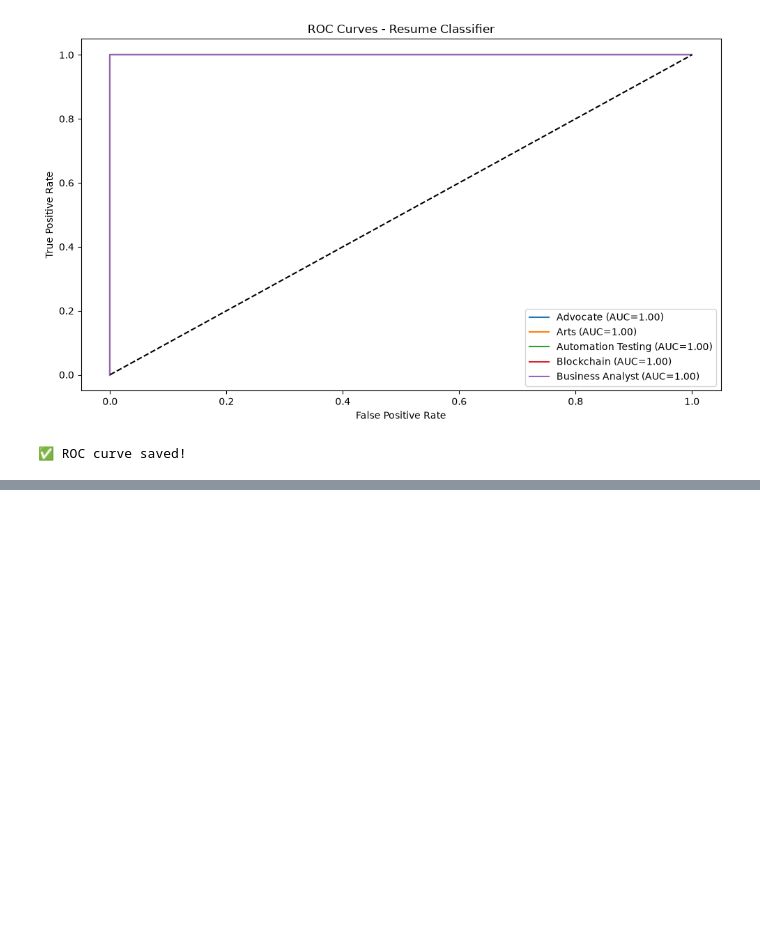
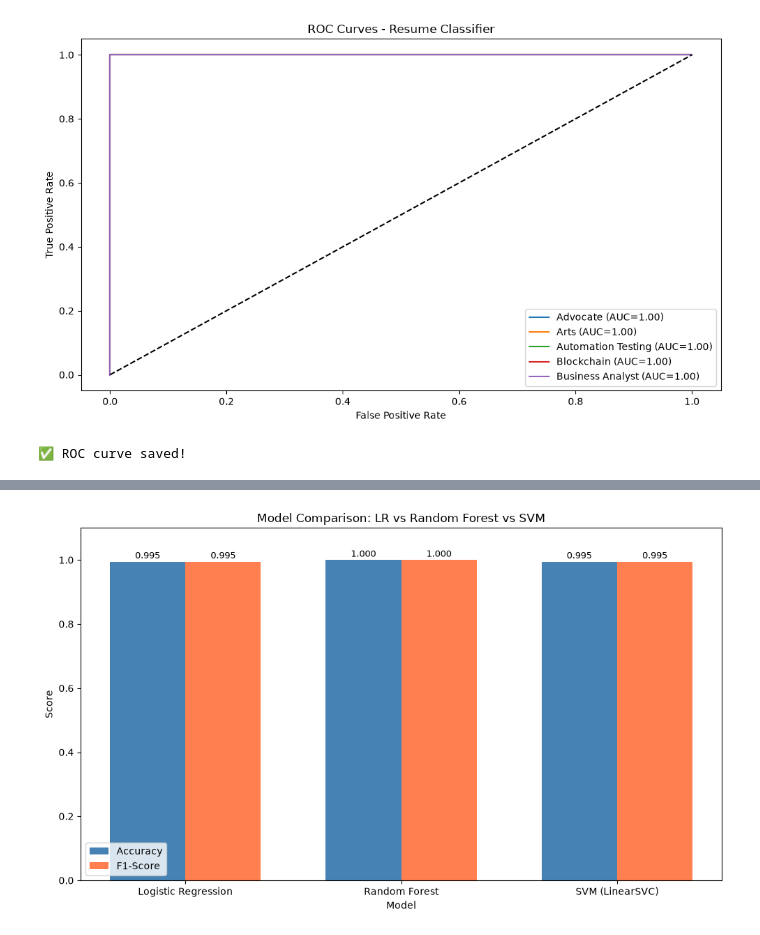
Before and after one commit to pujalokku49-stack/smarthire, a Jupyter notebook: notebooks/02_resume_classifier.ipynb, the cells around one changed output, grey strips where cells are left out. Drawn from its saved outputs; the diff is of its cells as text; code cells hidden in the pictures; blank space fills up the shorter version.

Commit message:
Add model comparison LR vs RF vs SVM - RF wins 100%

```diff
--- a/notebooks/02_resume_classifier.ipynb
+++ b/notebooks/02_resume_classifier.ipynb
@@ -155,3 +155,90 @@ print("✅ ROC curve saved!")
 ✅ ROC-AUC Score (weighted): 1.0000
 [figure]
 ✅ ROC curve saved!
+# %%
+# === Model Comparison: LR vs Random Forest vs SVM ===
+from sklearn.ensemble import RandomForestClassifier
+from sklearn.svm import LinearSVC
+from sklearn.pipeline import Pipeline
+from sklearn.feature_extraction.text import TfidfVectorizer
+from sklearn.linear_model import LogisticRegression
+from sklearn.model_selection import train_test_split
+from sklearn.metrics import accuracy_score, f1_score
+import time
+import sys
+sys.path.append('..')
+import pandas as pd
+from src.data.load_data import load_resumes
+from src.data.preprocess import clean_text
+
+X_train, X_test, y_train, y_test = train_test_split(
+    resumes['clean_resume'], resumes['Category'],
+    test_size=0.2, random_state=42, stratify=resumes['Category']
+)
+
+models = {
+    "Logistic Regression": LogisticRegression(max_iter=1000, C=5),
+    "Random Forest"      : RandomForestClassifier(n_estimators=100, random_state=42),
+    "SVM (LinearSVC)"    : LinearSVC(max_iter=1000, C=5)
+}
+
+print("=== Model Comparison ===\n")
+print(f"{'Model':<25} {'Accuracy':>10} {'F1-Score':>10} {'Time':>10}")
+print("-" * 60)
+
+results_comparison = {}
+for name, clf in models.items():
+    pipe = Pipeline([
+        ("tfidf", TfidfVectorizer(max_features=5000, ngram_range=(1,2))),
+        ("clf",   clf)
+    ])
+    start = time.time()
+    pipe.fit(X_train, y_train)
+    elapsed = time.time() - start
+    y_pred  = pipe.predict(X_test)
+    acc     = accuracy_score(y_test, y_pred)
+    f1      = f1_score(y_test, y_pred, average='weighted')
+    results_comparison[name] = {
+        "accuracy": acc, "f1": f1, "time": elapsed
+    }
+    print(f"{name:<25} {acc:>10.4f} {f1:>10.4f} {elapsed:>9.2f}s")
+
+print("\n=== Best Model ===")
+best = max(results_comparison, key=lambda x: results_comparison[x]['f1'])
+print(f"✅ {best} with F1={results_comparison[best]['f1']:.4f}")
+
+# Plot comparison
+import matplotlib.pyplot as plt
+import numpy as np
+
+names     = list(results_comparison.keys())
+accuracies = [results_comparison[m]['accuracy'] for m in names]
+f1_scores  = [results_comparison[m]['f1'] for m in names]
+
+x     = np.arange(len(names))
+width = 0.35
+
+fig, ax = plt.subplots(figsize=(10, 6))
+bars1 = ax.bar(x - width/2, accuracies, width, label='Accuracy', color='steelblue')
+bars2 = ax.bar(x + width/2, f1_scores,  width, label='F1-Score',  color='coral')
+
+ax.set_xlabel('Model')
+ax.set_ylabel('Score')
+ax.set_title('Model Comparison: LR vs Random Forest vs SVM')
+ax.set_xticks(x)
+ax.set_xticklabels(names)
+ax.legend()
+ax.set_ylim(0, 1.1)
+
+for bar in bars1:
+    ax.text(bar.get_x() + bar.get_width()/2, bar.get_height() + 0.01,
+            f'{bar.get_height():.3f}', ha='center', fontsize=9)
+for bar in bars2:
+    ax.text(bar.get_x() + bar.get_width()/2, bar.get_height() + 0.01,
+            f'{bar.get_height():.3f}', ha='center', fontsize=9)
+
+plt.tight_layout()
+plt.savefig('../reports/figures/model_comparison.png')
+plt.show()
+print("✅ Model comparison plot saved!")
+# %% [output]
@@ -157,0 +255 @@ print("✅ ROC curve saved!")
+[figure, added]
```
Also changed, not shown: parts of 1 cell of this notebook, 1 other file.
